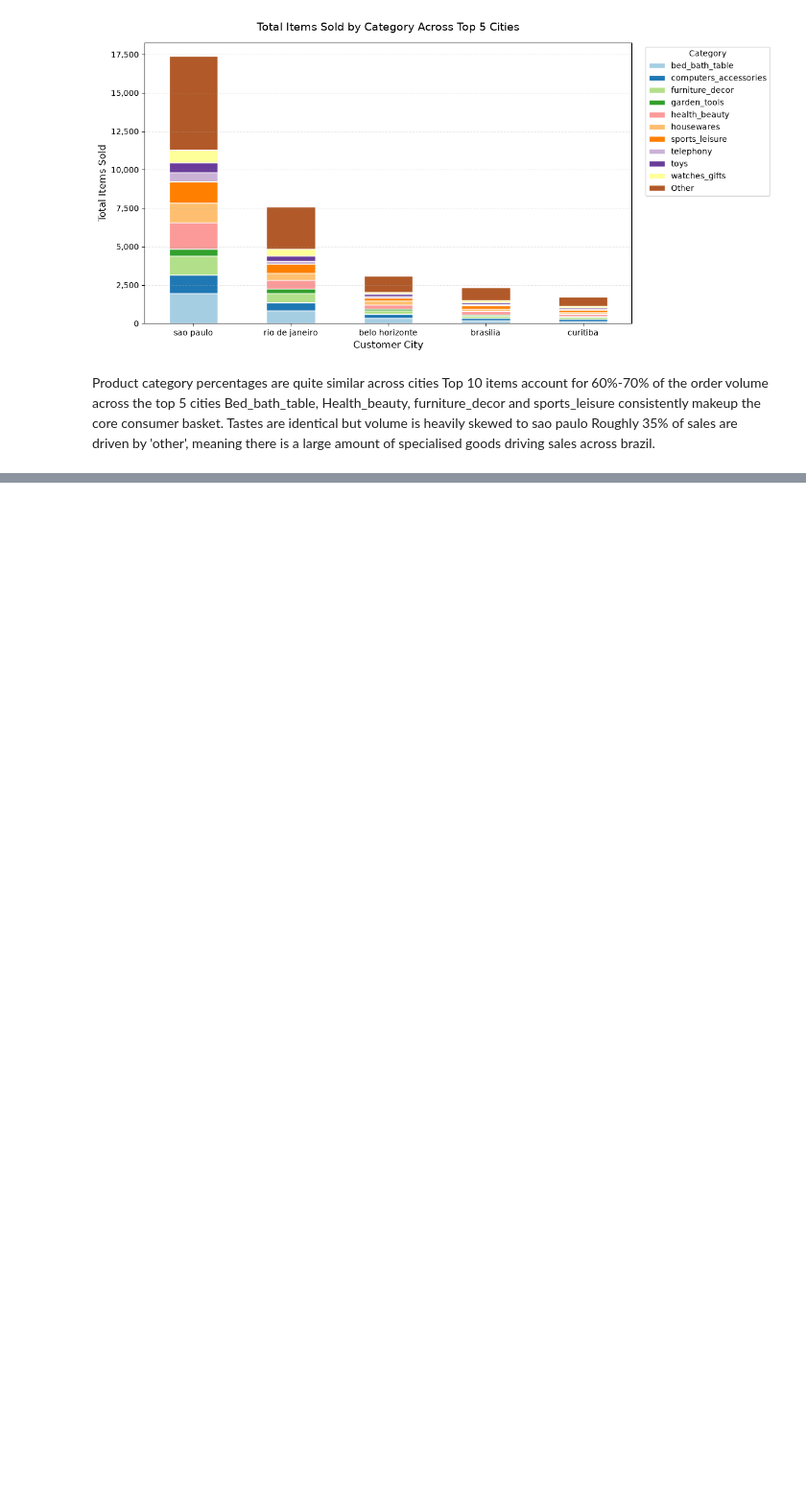
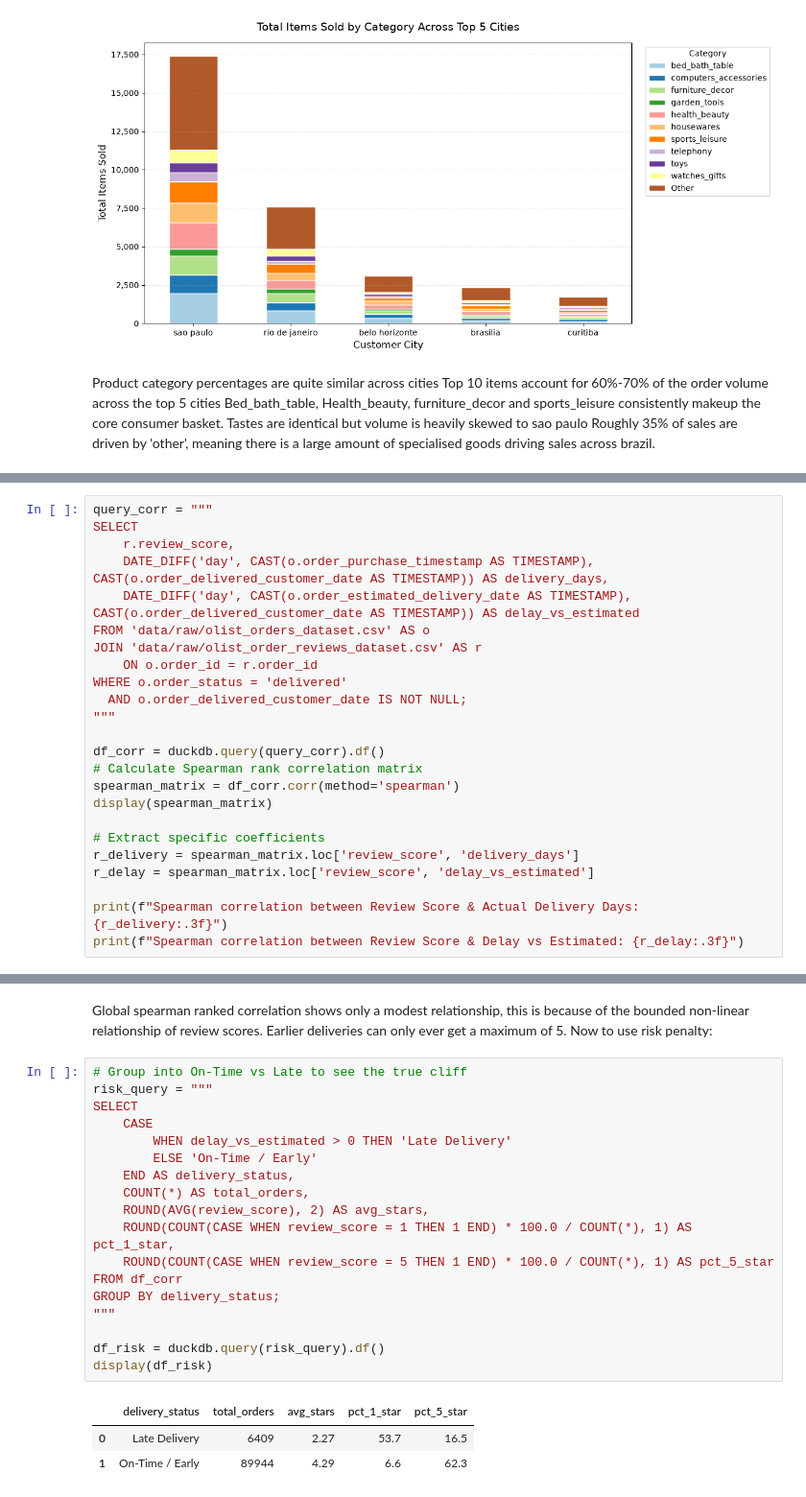
Before and after one commit to AnsonWhale/ecommerce-data-analysis, a Jupyter notebook: analysis.ipynb, the cells around one changed output, grey strips where cells are left out. Shown at 96% size. Drawn from its saved outputs; the diff is of its cells as text; blank space fills up the shorter version.

```diff
--- a/analysis.ipynb
+++ b/analysis.ipynb
@@ -358,0 +412,24 @@ Roughly 35% of sales are driven by 'other', meaning there is a large amount of s
+# %%
+query_corr = """
+SELECT
+    r.review_score,
+    DATE_DIFF('day', CAST(o.order_purchase_timestamp AS TIMESTAMP), CAST(o.order_delivered_customer_date AS TIMESTAMP)) AS delivery_days,
+    DATE_DIFF('day', CAST(o.order_estimated_delivery_date AS TIMESTAMP), CAST(o.order_delivered_customer_date AS TIMESTAMP)) AS delay_vs_estimated
+FROM 'data/raw/olist_orders_dataset.csv' AS o
+JOIN 'data/raw/olist_order_reviews_dataset.csv' AS r
+    ON o.order_id = r.order_id
+WHERE o.order_status = 'delivered'
+  AND o.order_delivered_customer_date IS NOT NULL;
+"""
+
+df_corr = duckdb.query(query_corr).df()
+# Calculate Spearman rank correlation matrix
+spearman_matrix = df_corr.corr(method='spearman')
+display(spearman_matrix)
+
+# Extract specific coefficients
+r_delivery = spearman_matrix.loc['review_score', 'delivery_days']
+r_delay = spearman_matrix.loc['review_score', 'delay_vs_estimated']
+
+print(f"Spearman correlation between Review Score & Actual Delivery Days: {r_delivery:.3f}")
+print(f"Spearman correlation between Review Score & Delay vs Estimated: {r_delay:.3f}")
@@ -358,0 +443,25 @@ Roughly 35% of sales are driven by 'other', meaning there is a large amount of s
+# %% [markdown]
+Global spearman ranked correlation shows only a modest relationship, this is because of the bounded non-linear relationship of review scores. Earlier deliveries can only ever get a maximum of 5.
+Now to use risk penalty:
+# %%
+# Group into On-Time vs Late to see the true cliff
+risk_query = """
+SELECT
+    CASE
+        WHEN delay_vs_estimated > 0 THEN 'Late Delivery'
+        ELSE 'On-Time / Early'
+    END AS delivery_status,
+    COUNT(*) AS total_orders,
+    ROUND(AVG(review_score), 2) AS avg_stars,
+    ROUND(COUNT(CASE WHEN review_score = 1 THEN 1 END) * 100.0 / COUNT(*), 1) AS pct_1_star,
+    ROUND(COUNT(CASE WHEN review_score = 5 THEN 1 END) * 100.0 / COUNT(*), 1) AS pct_5_star
+FROM df_corr
+GROUP BY delivery_status;
+"""
+
+df_risk = duckdb.query(risk_query).df()
+display(df_risk)
+# %% [output]
+|  | delivery_status | total_orders | avg_stars | pct_1_star | pct_5_star |
+| 0 | Late Delivery | 6409 | 2.27 | 53.7 | 16.5 |
+| 1 | On-Time / Early | 89944 | 4.29 | 6.6 | 62.3 |
```
Also changed, not shown: parts of 15 cells of this notebook.
